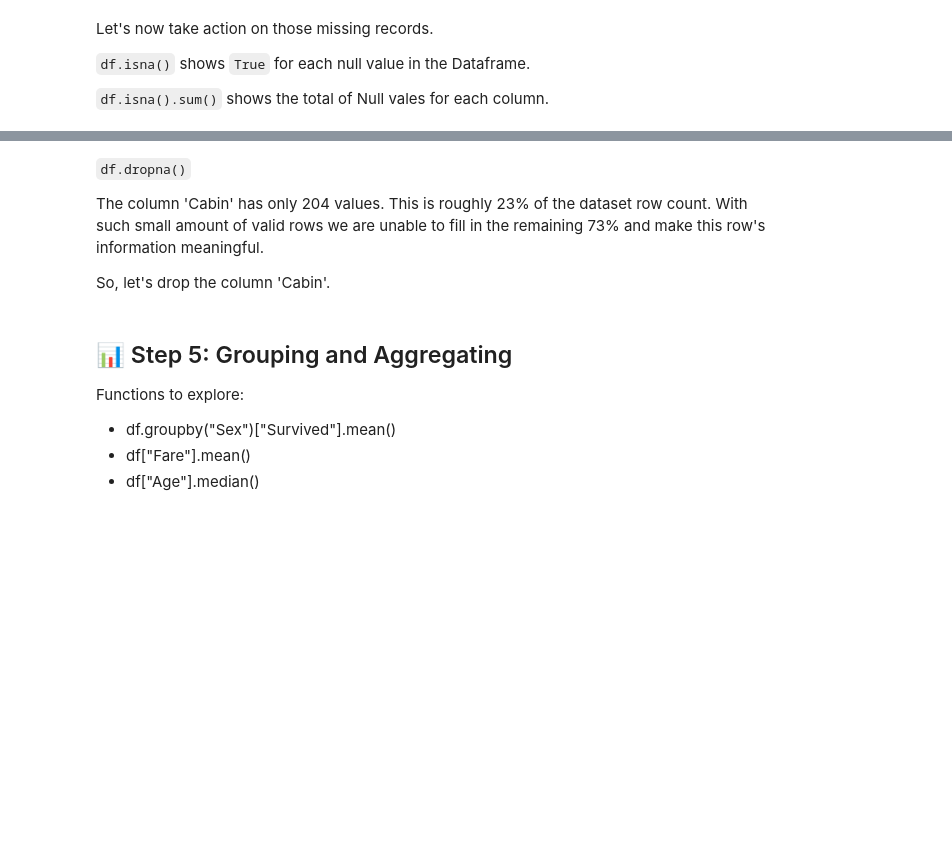
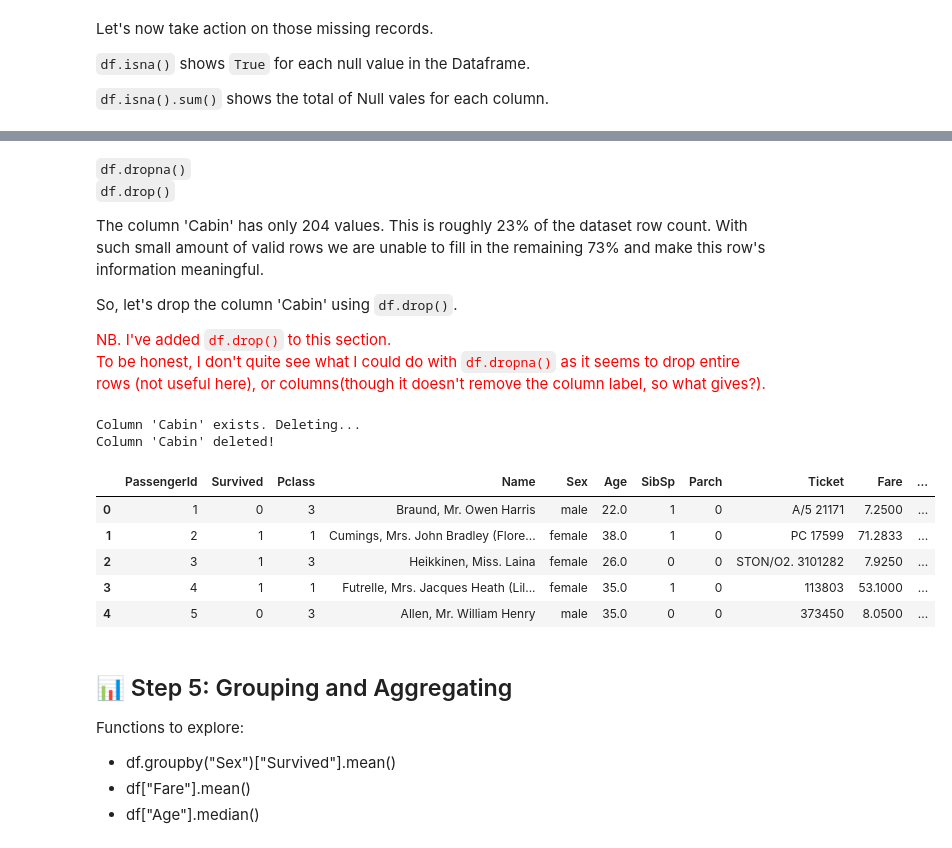
Before and after one commit to gbaltar-uiab1/titanic_pandas, a Jupyter notebook: Titanic_Pandas_Practice_Notebook.ipynb, the cells around one changed output, grey strips where cells are left out. Cells and saved outputs as stored; diff of their text form; code cells hidden in the pictures; blank space fills up the shorter version.

Commit message:
Edited sections 4, 5, 6

````diff
--- a/Titanic_Pandas_Practice_Notebook.ipynb
+++ b/Titanic_Pandas_Practice_Notebook.ipynb
@@ -466,6 +664,9 @@ print(df.isna().sum())
 df["Age"] = df["Age"].fillna(df["Age"].median())
 df["Age"].head()
 
+# Fill missing values in 'Embarked' with most frequent value
+df['Embarked'].fillna(df['Embarked'].mode()[0], inplace=True)
+
 # Note that 'Age' has now 891 non-null values as we've filled its null values with the column's median value.
 # Note also this doesn't affect other columns with Null values, such as 'Cabin'
 print(df.info())
@@ -472,27 +694,39 @@ print(df.info())
 # %% [markdown]
 
-```df.dropna()```
+```df.dropna()```<br>
+```df.drop()```
 
 The column 'Cabin' has only 204 values. This is roughly 23% of the dataset row count.
 With such small amount of valid rows we are unable to fill in the remaining 73% and make this row's information meaningful.
 
-So, let's drop the column 'Cabin'.
+So, let's drop the column 'Cabin' using ```df.drop()```.
+
+<font color="red">NB. I've added ```df.drop()``` to this section.<br>To be honest, I don't quite see what I could do with ```df.dropna()``` as it seems to drop entire rows (not useful here), or columns(though it doesn't remove the column label, so what gives?).</font>
 # %%
 # try with wrong name
 # df.drop('column_name', axis=1, inplace=False)
 
-# Let's drop the column 'Cabin'
-#   but only if the column still exists.
+# Let's drop the column 'Cabin' with df.drop()
+#   but ONLY if the column still exists.
 
 if 'Cabin' in df.columns:
     print("Column 'Cabin' exists. Deleting...")
-    df.dropna('Cabin', axis=1, inplace=True)
+    df.drop('Cabin', axis=1, inplace=True)
     print("Column 'Cabin' deleted!")
 else:
     print("Column 'Cabin' doesn't exist. No action taken.")
 
 # Show resulting Dataframe's head.
 df.head()
+# %% [output]
+Column 'Cabin' exists. Deleting...
+Column 'Cabin' deleted!
+|  | PassengerId | Survived | Pclass | Name | Sex | Age | SibSp | Parch | Ticket | Fare | ... |
+| 0 | 1 | 0 | 3 | Braund, Mr. Owen Harris | male | 22.0 | 1 | 0 | A/5 21171 | 7.2500 | ... |
+| 1 | 2 | 1 | 1 | Cumings, Mrs. John Bradley (Flore... | female | 38.0 | 1 | 0 | PC 17599 | 71.2833 | ... |
+| 2 | 3 | 1 | 3 | Heikkinen, Miss. Laina | female | 26.0 | 0 | 0 | STON/O2. 3101282 | 7.9250 | ... |
+| 3 | 4 | 1 | 1 | Futrelle, Mrs. Jacques Heath (Lil... | female | 35.0 | 1 | 0 | 113803 | 53.1000 | ... |
+| 4 | 5 | 0 | 3 | Allen, Mr. William Henry | male | 35.0 | 0 | 0 | 373450 | 8.0500 | ... |
 # %% [markdown]
 
 ## 📊 Step 5: Grouping and Aggregating
````
Also changed, not shown: parts of 26 cells of this notebook.
